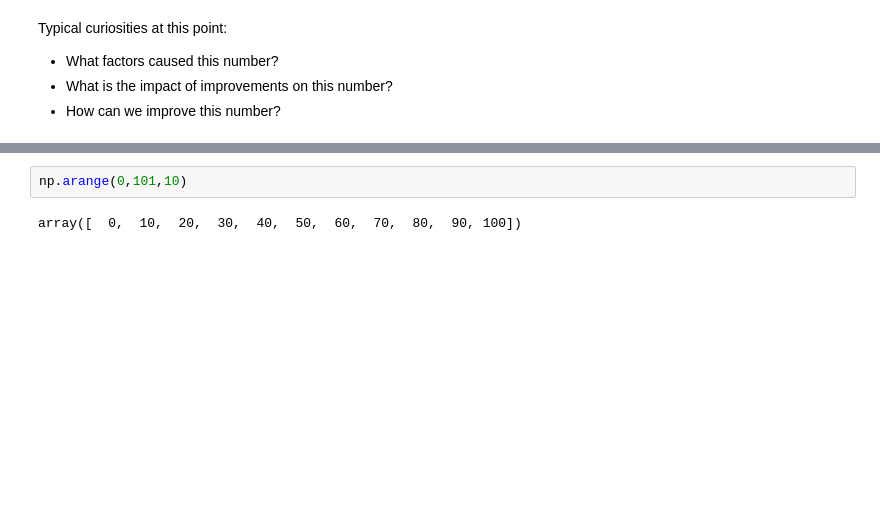
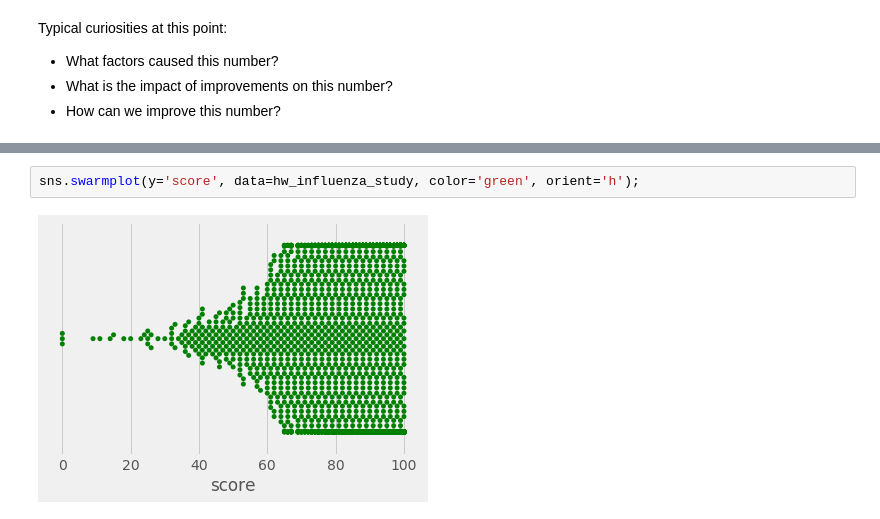
Before and after one commit to hemphillmc/hospital_compare_studies, a Jupyter notebook: timely_effective_care_public.ipynb, the cells around one changed output, grey strips where cells are left out. Saved outputs shown, nothing was run; the diff lists cells and outputs as text; blank space fills up the shorter version.

```diff
--- a/timely_effective_care_public.ipynb
+++ b/timely_effective_care_public.ipynb
@@ -390,4 +389,4 @@ Loading BokehJS ...
-# %%
-np.arange(0,101,10)
-# %% [output]
-array([  0,  10,  20,  30,  40,  50,  60,  70,  80,  90, 100])
+# %%
+sns.swarmplot(y='score', data=hw_influenza_study, color='green', orient='h');
+# %% [output]
+[figure, added]
```
Also changed, not shown: parts of 6 cells of this notebook.
